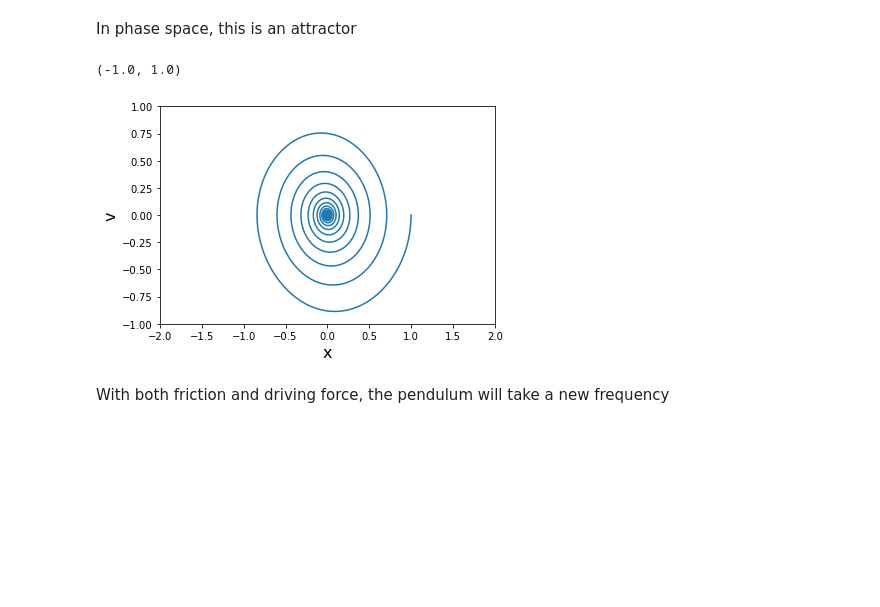
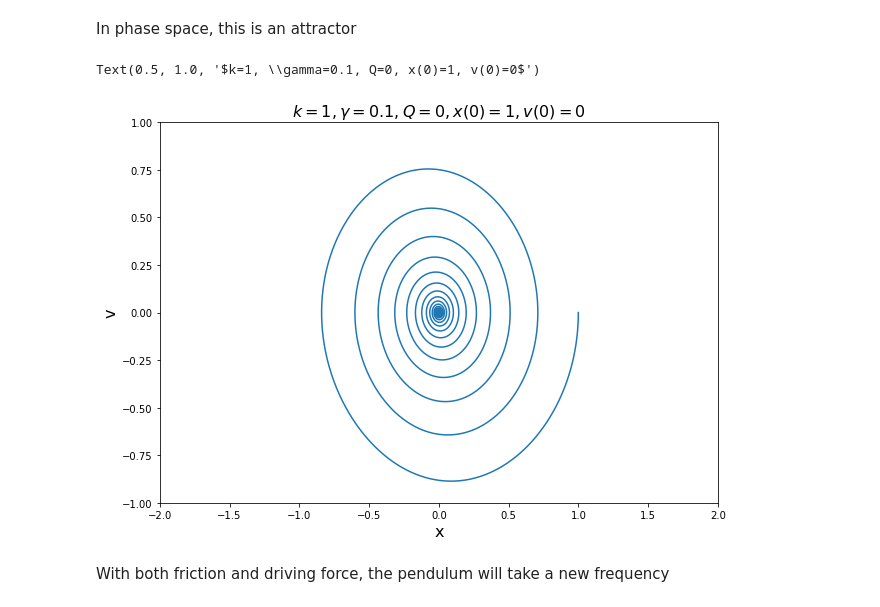
Before and after one commit to hylu666/hku-physics4150, a Jupyter notebook: Solving_Differential_Equations/Differential_Equations_2_Chaotic_Driven_Pendulum.ipynb, the cells around one changed output. Drawn from its saved outputs; the diff is of its cells as text; code cells hidden in the pictures; blank space fills up the shorter version.

```diff
--- a/Solving_Differential_Equations/Differential_Equations_2_Chaotic_Driven_Pendulum.ipynb
+++ b/Solving_Differential_Equations/Differential_Equations_2_Chaotic_Driven_Pendulum.ipynb
@@ -38,6 +38,6 @@ def driven_pendulum(x_initial,v_initial,gamma_here,Q_here,omega_here,tau_here,ti
 # %% [markdown]
 With friction only, dampling
 # %%
-t_list,v_list,x_list=driven_pendulum(x_initial=1,v_initial=0,gamma_here=0.1,Q_here=0,omega_here=2,tau_here=0.01,time_steps=20000)
+t_list,v_list,x_list=driven_pendulum(x_initial=1,v_initial=0,gamma_here=0.1,Q_here=0,omega_here=0,tau_here=0.01,time_steps=20000)
 # %%
 # plot the position x of the pendulum
@@ -50,14 +52,16 @@ Text(0, 0.5, 'x')
 # %% [markdown]
 In phase space, this is an attractor
 # %%
+plt.figure(figsize=(10,7))
 plt.plot(x_list,v_list)
 plt.xlabel('x',size=16)
 plt.ylabel('v',size=16)
 plt.xlim(-2,2)
 plt.ylim(-1,1)
+plt.title('$k=1, \gamma=0.1, Q=0, x(0)=1, v(0)=0$',size=16)
 # %% [output]
-(-1.0, 1.0)
+Text(0.5, 1.0, '$k=1, \\gamma=0.1, Q=0, x(0)=1, v(0)=0$')
-[figure, old version]
+[figure, new version]
 # %% [markdown]
 With both friction and driving force, the pendulum will take a new frequency
 # %%
```
Also changed, not shown: parts of 1 cell of this notebook.
